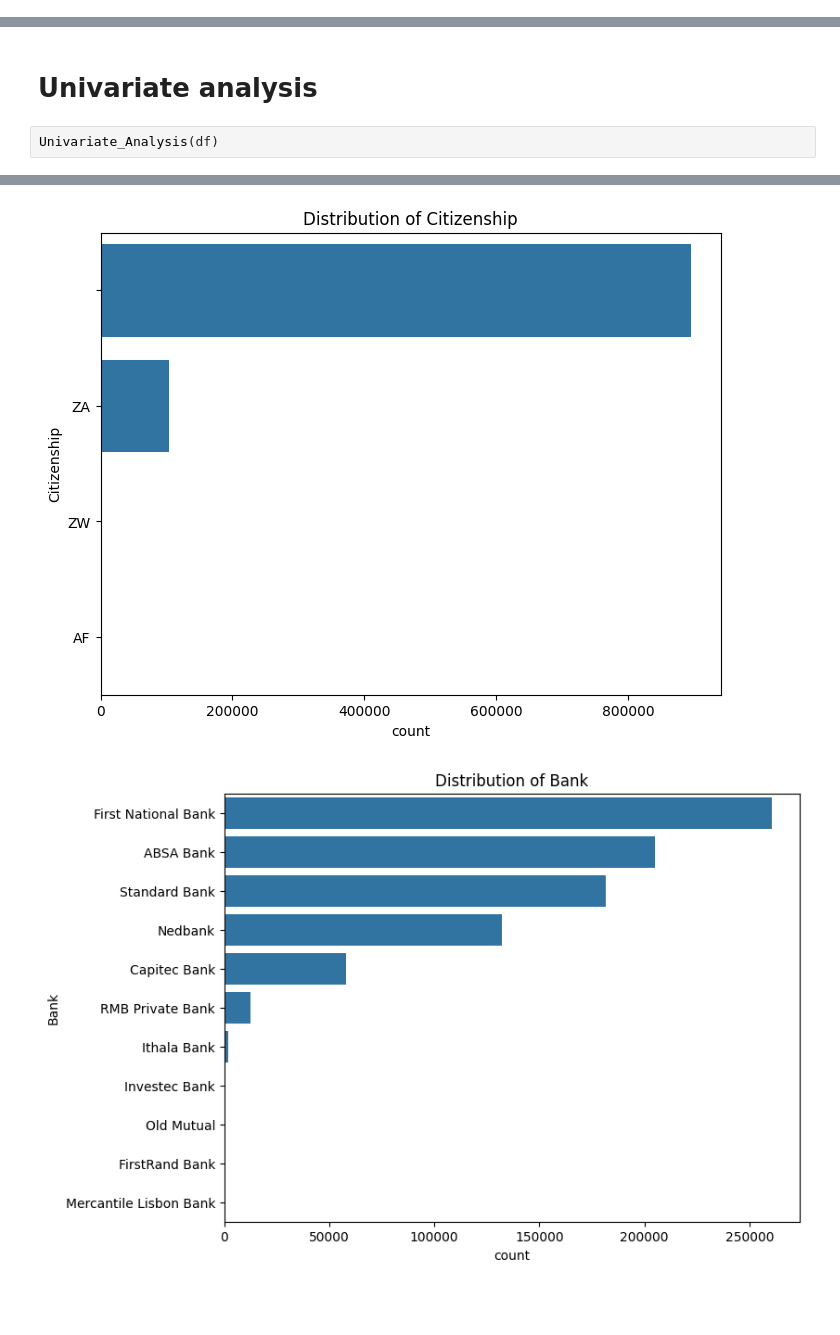
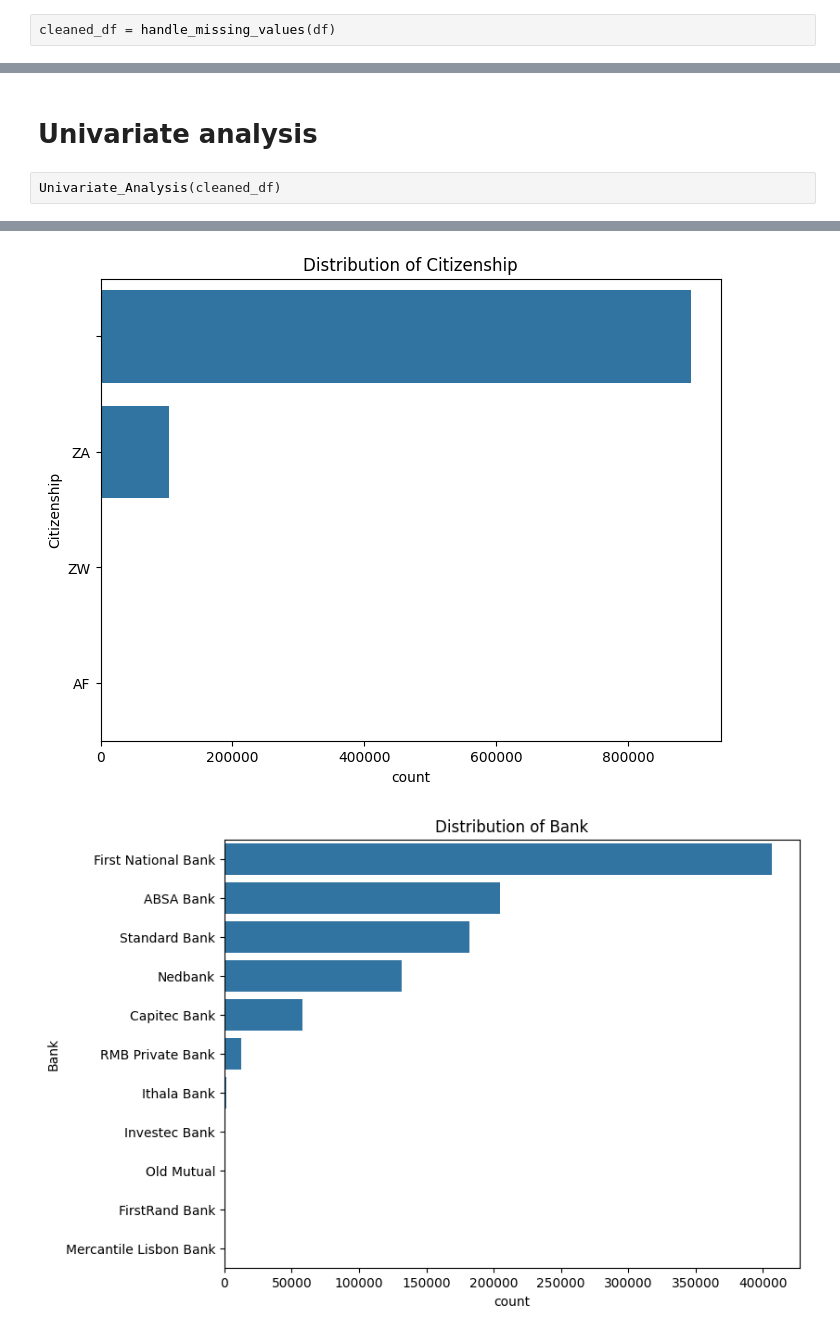
Before and after one commit to wubeabera123/AlphaCare-insurance-predictive-analysis, a Jupyter notebook: notebooks/alpha_insurance_data_analysis.ipynb, the cells around one changed output, grey strips where cells are left out. Saved outputs shown, nothing was run; the diff lists cells and outputs as text; blank space fills up the shorter version.

```diff
--- a/notebooks/alpha_insurance_data_analysis.ipynb
+++ b/notebooks/alpha_insurance_data_analysis.ipynb
@@ -104,0 +88,2 @@ dtype: int64
+# %%
+cleaned_df = handle_missing_values(df)
@@ -105,13 +185,13 @@ dtype: int64
 # %% [markdown]
 # Univariate analysis
 # %%
-Univariate_Analysis(df)
+Univariate_Analysis(cleaned_df)
 # %% [output]
 [figure]
 [figure]
 [figure]
 [figure]
 [figure]
 [figure]
-[figure, old version]
+[figure, new version]
 [figure]
```
Also changed, not shown: parts of 10 cells of this notebook, 5 other files.
